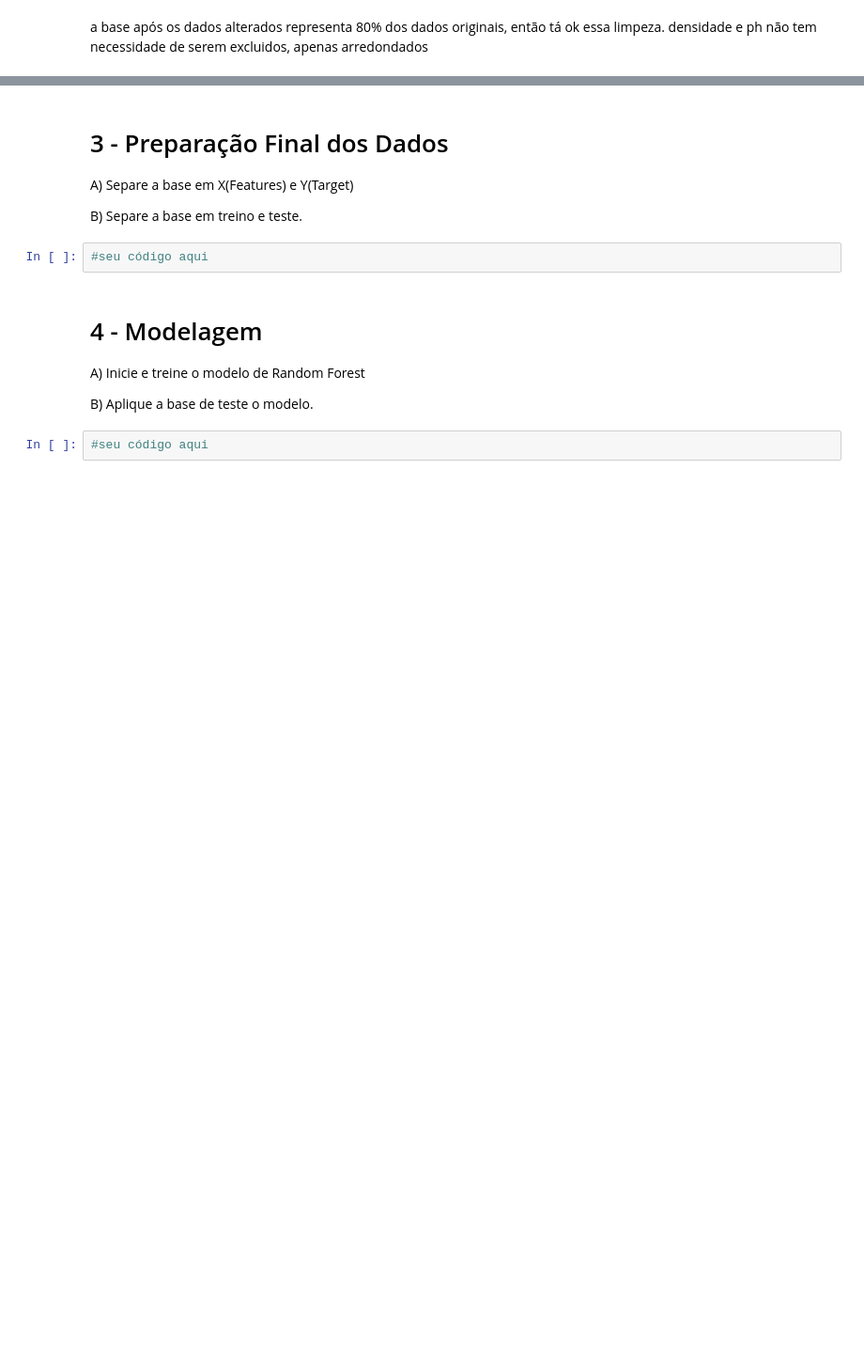
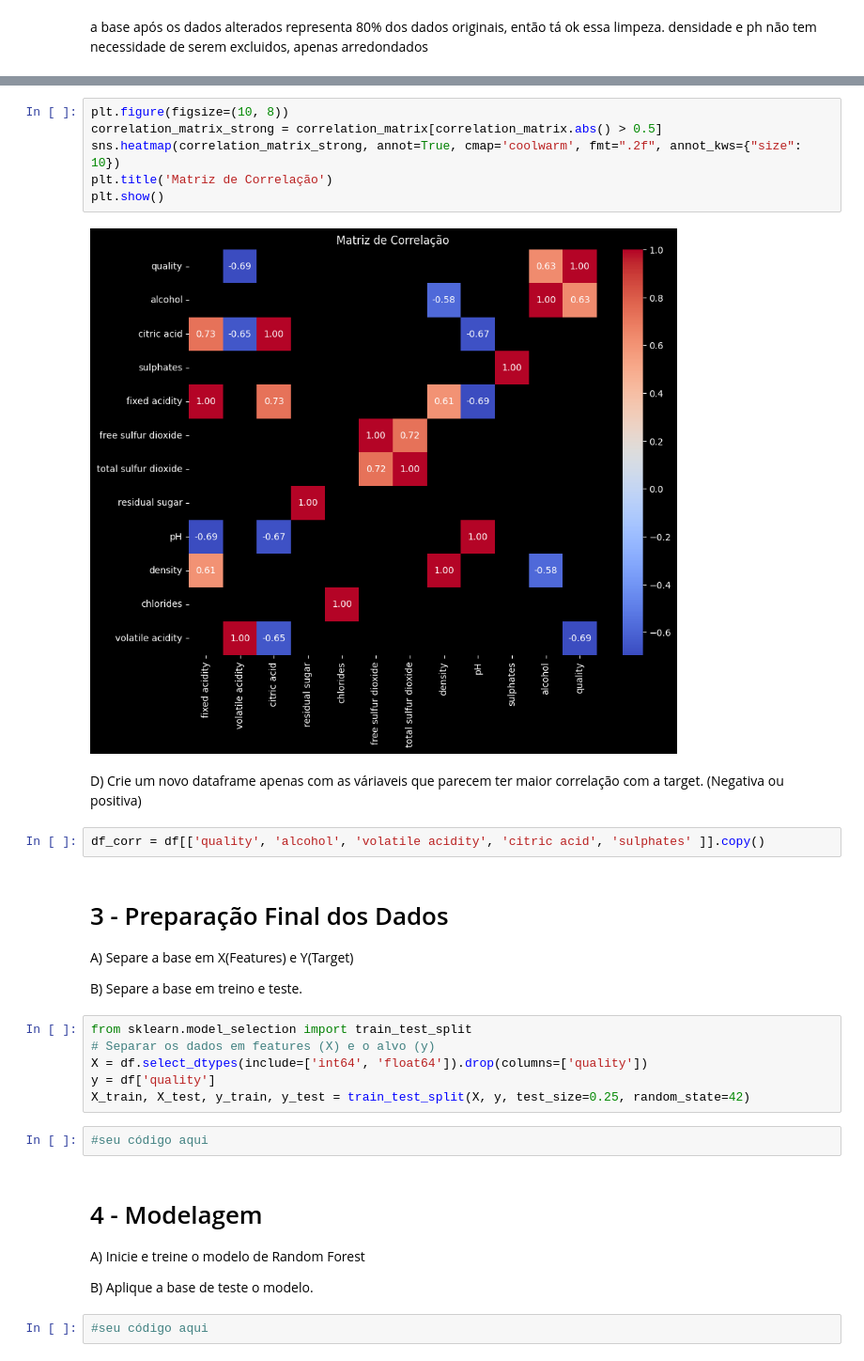
Before and after one commit to marinappdf/projetos-EBAC, a Jupyter notebook: Random Forest/Cientista de Dados Pratique M32.ipynb, the cells around one changed output, grey strips where cells are left out. Shown at 94% size. Drawn from its saved outputs; the diff is of its cells as text; blank space fills up the shorter version.

```diff
--- a/Random Forest/Cientista de Dados Pratique M32.ipynb
+++ b/Random Forest/Cientista de Dados Pratique M32.ipynb
@@ -311,9 +256,28 @@ df.describe()
+# %%
+plt.figure(figsize=(10, 8))
+correlation_matrix_strong = correlation_matrix[correlation_matrix.abs() > 0.5]
+sns.heatmap(correlation_matrix_strong, annot=True, cmap='coolwarm', fmt=".2f", annot_kws={"size": 10})
+plt.title('Matriz de Correlação')
+plt.show()
+# %% [output]
+[figure, added]
+# %% [markdown]
+
+D) Crie um novo dataframe apenas com as váriaveis que parecem ter maior correlação com a target. (Negativa ou positiva)
+# %%
+df_corr = df[['quality', 'alcohol', 'volatile acidity', 'citric acid', 'sulphates' ]].copy()
 # %% [markdown]
 # 3 - Preparação Final dos Dados
 
 A) Separe a base em X(Features) e Y(Target)
 
 B) Separe a base em treino e teste.
+# %%
+from sklearn.model_selection import train_test_split
+# Separar os dados em features (X) e o alvo (y)
+X = df.select_dtypes(include=['int64', 'float64']).drop(columns=['quality'])
+y = df['quality']
+X_train, X_test, y_train, y_test = train_test_split(X, y, test_size=0.25, random_state=42)
 # %%
 #seu código aqui
 # %% [markdown]
```
Also changed, not shown: parts of 24 cells of this notebook.
